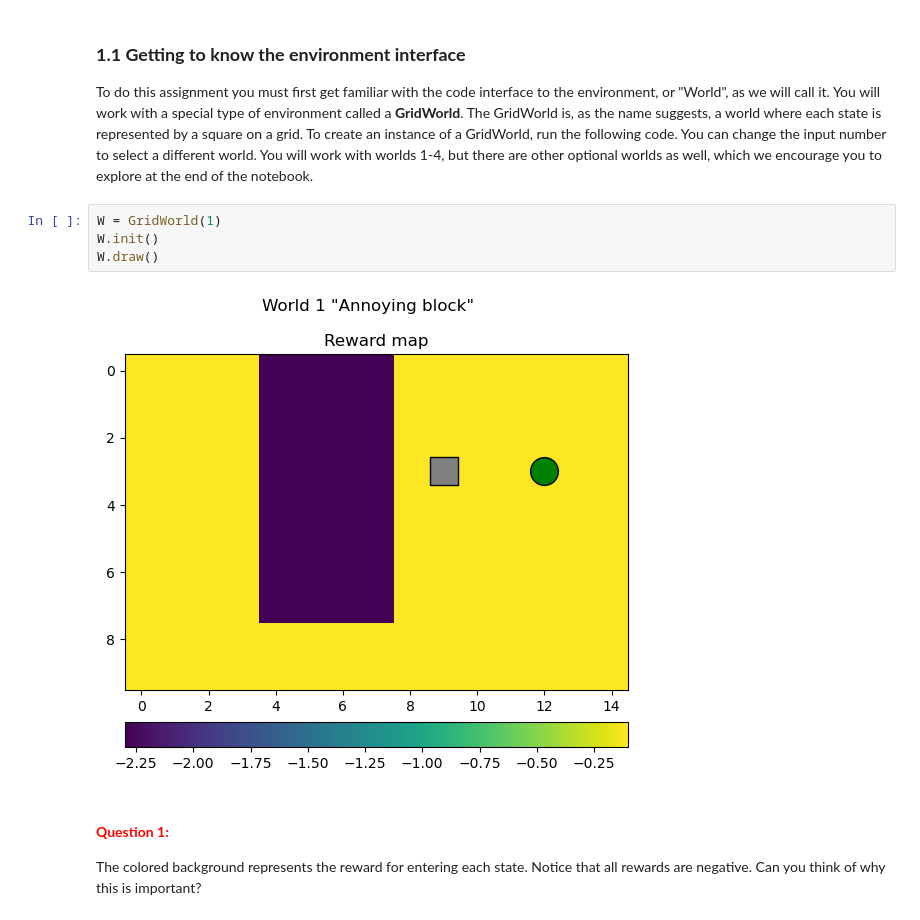
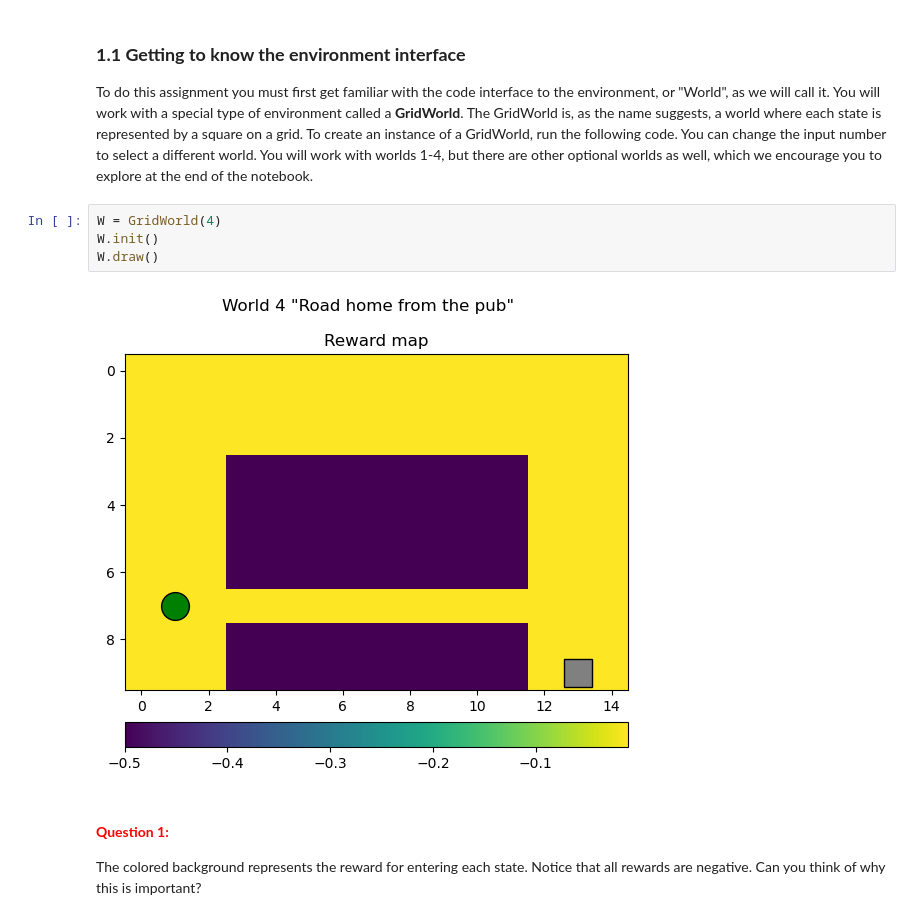
Before and after one commit to mattuz/TBMI26-neural-networks, a Jupyter notebook: LabCode/A4_Reinforcement/QLearning.ipynb, the cells around one changed output. Saved outputs shown, nothing was run; the diff lists cells and outputs as text.

```diff
--- a/LabCode/A4_Reinforcement/QLearning.ipynb
+++ b/LabCode/A4_Reinforcement/QLearning.ipynb
@@ -41,11 +41,11 @@ Of course, these examples are from the very forefront of current research in RL,
 ### **1.1 Getting to know the environment interface**
 To do this assignment you must first get familiar with the code interface to the environment, or "World", as we will call it. You will work with a special type of environment called a **GridWorld**. The GridWorld is, as the name suggests, a world where each state is represented by a square on a grid. To create an instance of a GridWorld, run the following code. You can change the input number to select a different world. You will work with worlds 1-4, but there are other optional worlds as well, which we encourage you to explore at the end of the notebook.
 # %%
-W = GridWorld(1)
+W = GridWorld(4)
 W.init()
 W.draw()
 # %% [output]
-[figure, old version]
+[figure, new version]
 # %% [markdown]
 #### **<span style="color:red">Question 1:</span>**
 The colored background represents the reward for entering each state. Notice that all rewards are negative. Can you think of why this is important?
```
Also changed, not shown: parts of 30 cells of this notebook, 1 other file.
